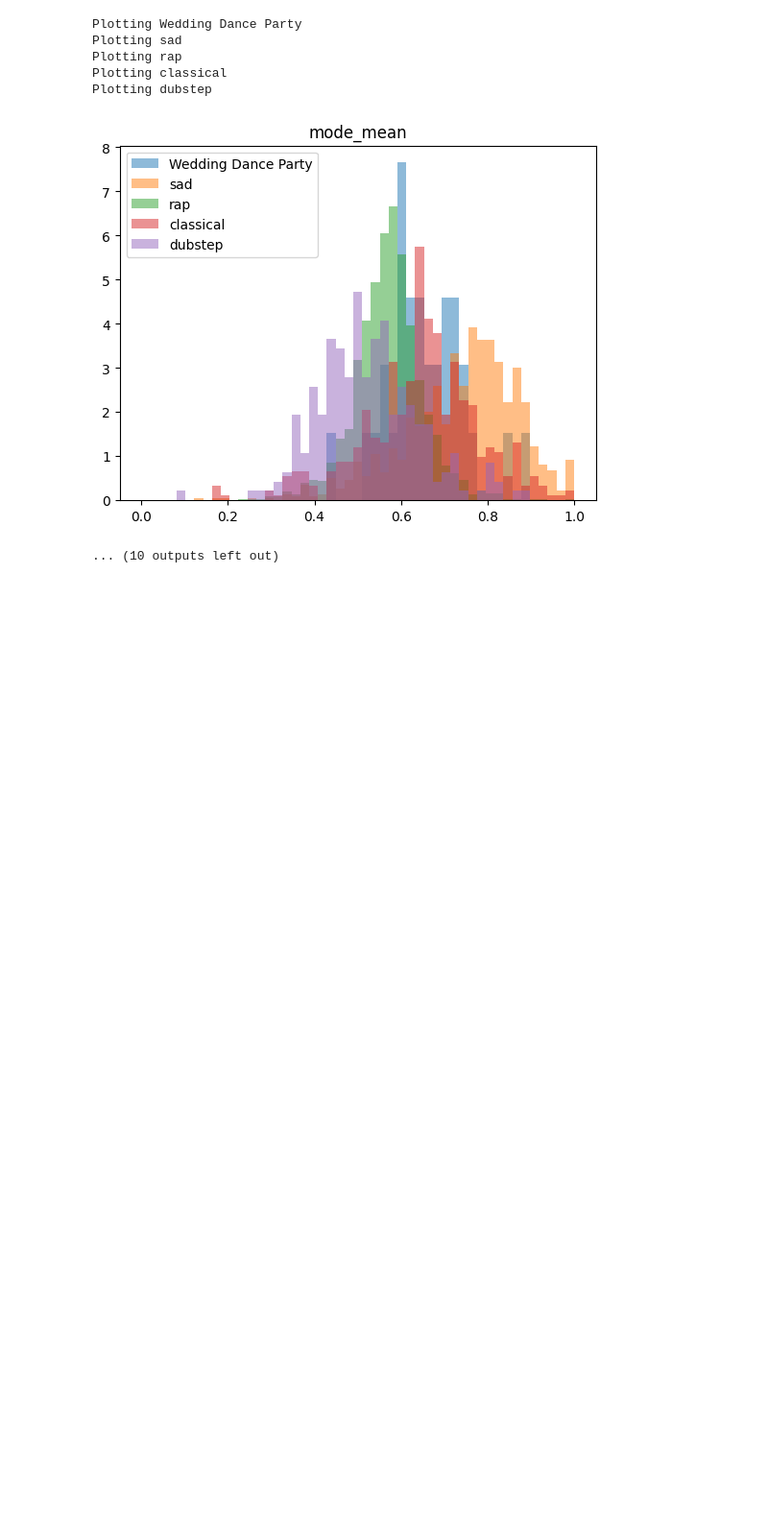
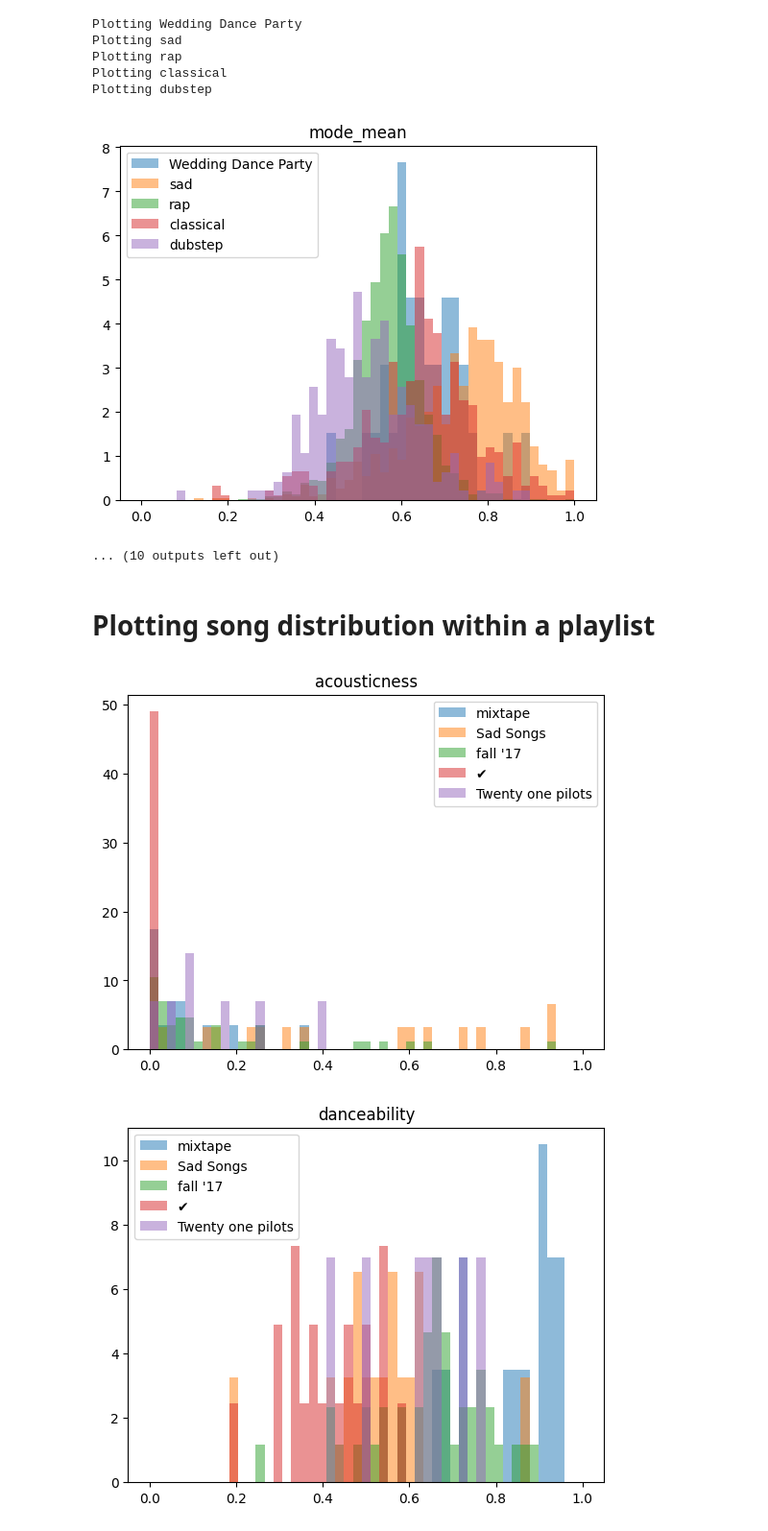
Before and after one commit to evallen/title2playlist, a Jupyter notebook: scripts/model2_scripts/playlist_variation_visualization.ipynb, the cells around one changed output. Shown: that part at 96% size. Drawn from its saved outputs; the diff is of its cells as text; code cells hidden in the pictures; blank space fills up the shorter version.

Commit message:
Added metrics, more visualization

```diff
--- a/scripts/model2_scripts/playlist_variation_visualization.ipynb
+++ b/scripts/model2_scripts/playlist_variation_visualization.ipynb
@@ -92,3 +99,70 @@ Plotting classical
 Plotting dubstep
 [figure]
 ... (10 outputs left out)
+# %% [markdown]
+# Plotting song distribution within a playlist
+# %%
+import json
+import sys
+sys.path.insert(0, '../../')
+from common.utils import id_from_uri
+
+song_conn = sqlite3.connect(SONG_DATASET)
+
+
+n_bins_playlist = 50
+def plot_playlist_statistics(playlists):
+    """Plot statistics for a given group of playlists.
+
+    Params:
+    - playlists: A list of tuples (songs, title) for each playlist, where:
+        - songs: A list of song ID strings in that playlist
+        - title: The title of that playlist.
+    """
+    feature_ranges = {
+        "acousticness": [0,1],
+        "danceability": [0,1],
+        "energy": [0,1],
+        "instrumentalness": [0,1],
+        "liveness": [0,1],
+        "mode": [0,1],
+        "speechiness": [0,1],
+        "valence": [0,1],
+        "time_signature": [3,7],
+        "tempo": [50, 200],
+        "loudness": [-60, 0],
+    }
+
+    playlist_datas = [
+        pd.read_sql(f"SELECT * FROM songs WHERE id IN ({','.join(['?']*len(songs))})", song_conn, params=songs)
+        for songs, _ in playlists
+    ]
+
+    for feature, (feature_low, feature_high) in feature_ranges.items():
+        plt.figure()
+        bins = np.linspace(feature_low, feature_high, n_bins_playlist)
+        for playlist_data, (_, title) in zip(playlist_datas, playlists):
+            plt.hist(playlist_data[feature], bins=bins, alpha=0.5, density=True, label=title)
+        plt.legend()
+        plt.title(feature)
+        plt.show()
+
+
+def get_songs_title_from_playlist_slice(slice_json, index):
+    """Get the list of songs (IDs) and the title of a playlist
+    given the slice JSON its from and the playlist's index.
+    """
+    playlist_json = slice_json['playlists'][index]
+    return [id_from_uri(track['track_uri']) for track in playlist_json['tracks']], \
+           playlist_json['name']
+
+
+with open('../../data/playlist/data/mpd.slice.0-999.json') as slice:
+    slice_json = json.load(slice)
+
+plot_playlist_statistics(
+    [get_songs_title_from_playlist_slice(slice_json, i) for i in range(20, 25)]
+)
+# %% [output]
+[figure, added]
+[figure, added]
```
Also changed, not shown: parts of 4 cells of this notebook, 2 other files.
